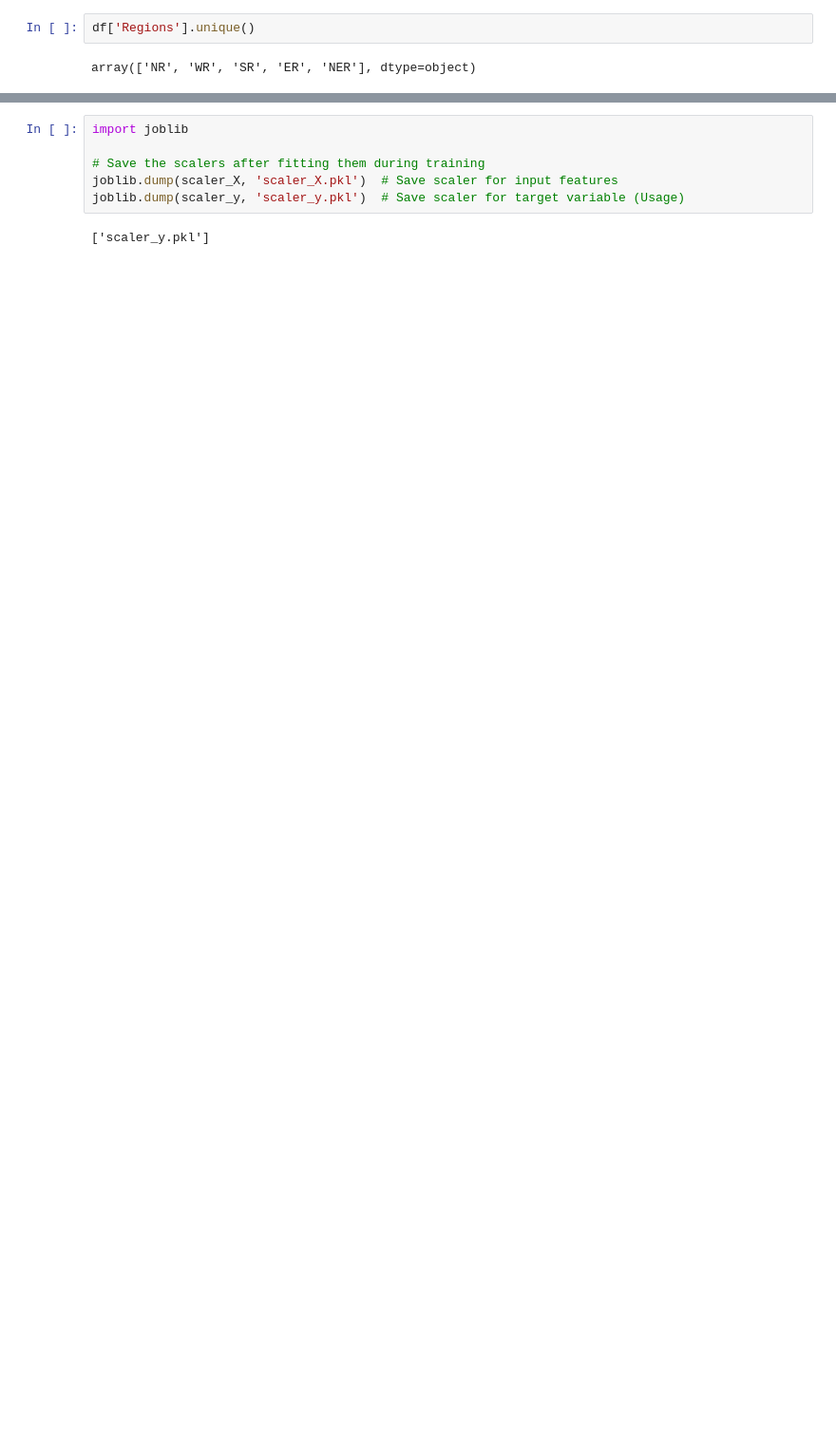
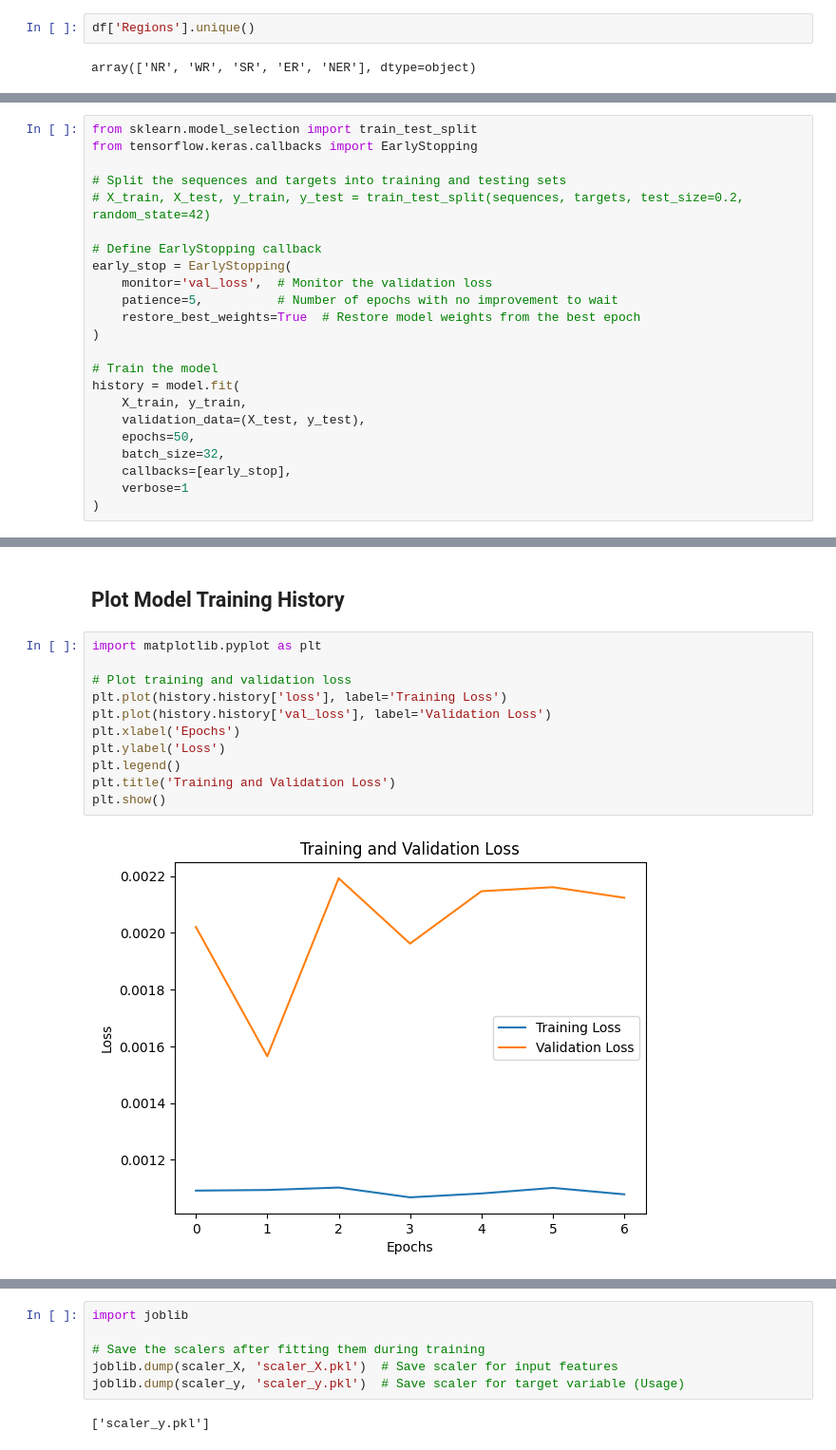
Before and after one commit to sujeetgund/energy-consumption-forecasting, a Jupyter notebook: energy-consumption-forecasting.ipynb, the cells around one changed output, grey strips where cells are left out. Shown at 95% size. Cells and saved outputs as stored; diff of their text form; blank space fills up the shorter version.

```diff
--- a/energy-consumption-forecasting.ipynb
+++ b/energy-consumption-forecasting.ipynb
@@ -359,0 +218,23 @@ model.save("lstm_energy_forecasting.h5")
+# %%
+from sklearn.model_selection import train_test_split
+from tensorflow.keras.callbacks import EarlyStopping
+
+# Split the sequences and targets into training and testing sets
+# X_train, X_test, y_train, y_test = train_test_split(sequences, targets, test_size=0.2, random_state=42)
+
+# Define EarlyStopping callback
+early_stop = EarlyStopping(
+    monitor='val_loss',  # Monitor the validation loss
+    patience=5,          # Number of epochs with no improvement to wait
+    restore_best_weights=True  # Restore model weights from the best epoch
+)
+
+# Train the model
+history = model.fit(
+    X_train, y_train,
+    validation_data=(X_test, y_test),
+    epochs=50,
+    batch_size=32,
+    callbacks=[early_stop],
+    verbose=1
+)
@@ -359,0 +278,15 @@ model.save("lstm_energy_forecasting.h5")
+# %% [markdown]
+## Plot Model Training History
+# %%
+import matplotlib.pyplot as plt
+
+# Plot training and validation loss
+plt.plot(history.history['loss'], label='Training Loss')
+plt.plot(history.history['val_loss'], label='Validation Loss')
+plt.xlabel('Epochs')
+plt.ylabel('Loss')
+plt.legend()
+plt.title('Training and Validation Loss')
+plt.show()
+# %% [output]
+[figure, added]
```
Also changed, not shown: parts of 49 cells of this notebook.
